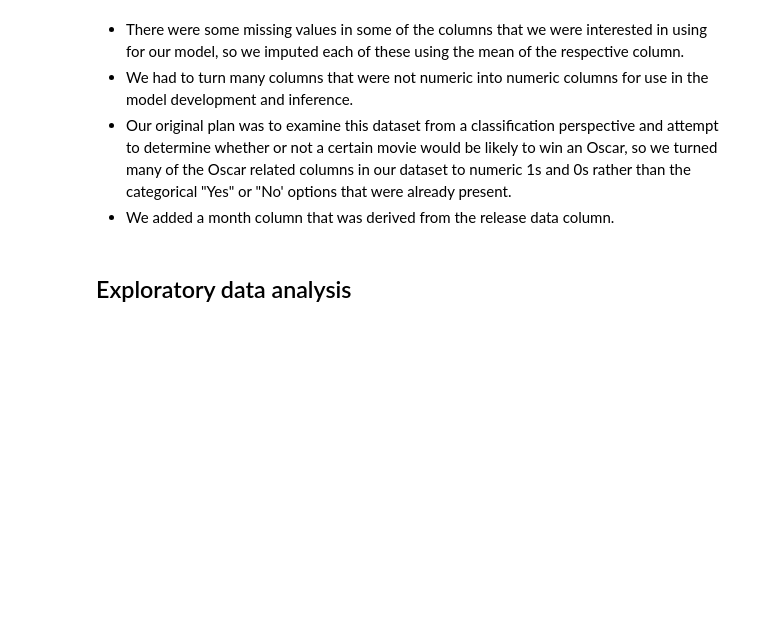
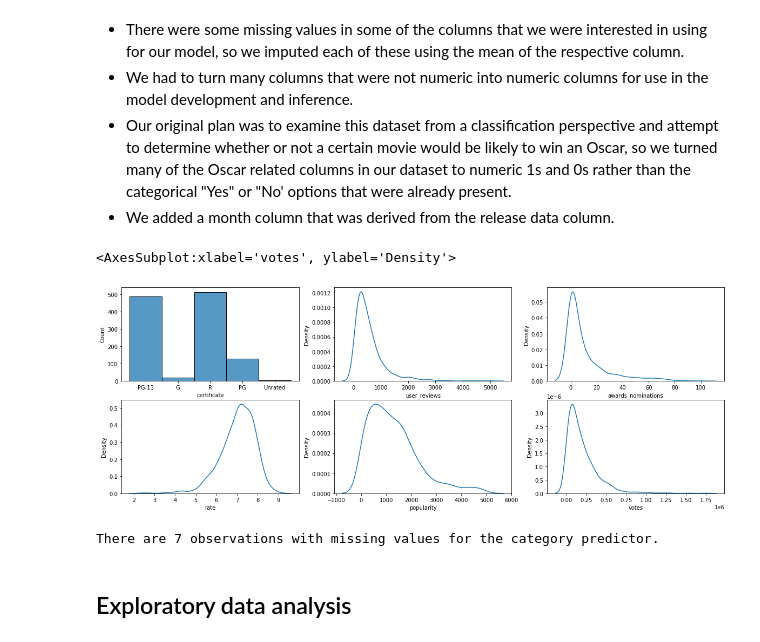
Before and after one commit to mgbanich/DS303-2_ElectricBoogaloo, a Jupyter notebook: Project Report - Electric Boogaloo.ipynb, the cells around one changed output. Drawn from its saved outputs; the diff is of its cells as text; code cells hidden in the pictures; blank space fills up the shorter version.

Commit message:
Added KDE plots
added kde plots and missing values in for certificate

```diff
--- a/Project Report - Electric Boogaloo.ipynb
+++ b/Project Report - Electric Boogaloo.ipynb
@@ -92,6 +92,22 @@ test.awards_nominations.value_counts()
 
 train['award_noms_binned'] = pd.cut(train['awards_nominations'],bins = (-0.001,4,12,30,101),labels = ['Bin1','Bin2','Bin3','Bin4'])
 test['award_noms_binned'] = pd.cut(test['awards_nominations'],bins = (-0.001,4,12,30,101),labels = ['Bin1','Bin2','Bin3','Bin4'])
+# %%
+fig, axs = plt.subplots(nrows=2, ncols=3, figsize=(20,7))
+
+sns.histplot(ax = axs[0, 0], data = new_movies_new, x = 'certificate')
+sns.kdeplot(ax = axs[1, 0], data = new_movies_new, x = 'rate')
+sns.kdeplot(ax = axs[0, 1], data = new_movies_new, x = 'user_reviews')
+sns.kdeplot(ax = axs[1, 1], data = new_movies_new, x = 'popularity')
+sns.kdeplot(ax = axs[0, 2], data = new_movies_new, x = 'awards_nominations')
+sns.kdeplot(ax = axs[1, 2], data = new_movies_new, x = 'votes')
+# %% [output]
+<AxesSubplot:xlabel='votes', ylabel='Density'>
+[figure, added]
+# %%
+print('There are', train['certificate'].isna().sum(), 'observations with missing values for the category predictor.')
+# %% [output]
+There are 7 observations with missing values for the category predictor.
 # %% [markdown]
 ## Exploratory data analysis
 # %% [markdown]
```
Also changed, not shown: 1 other file.
